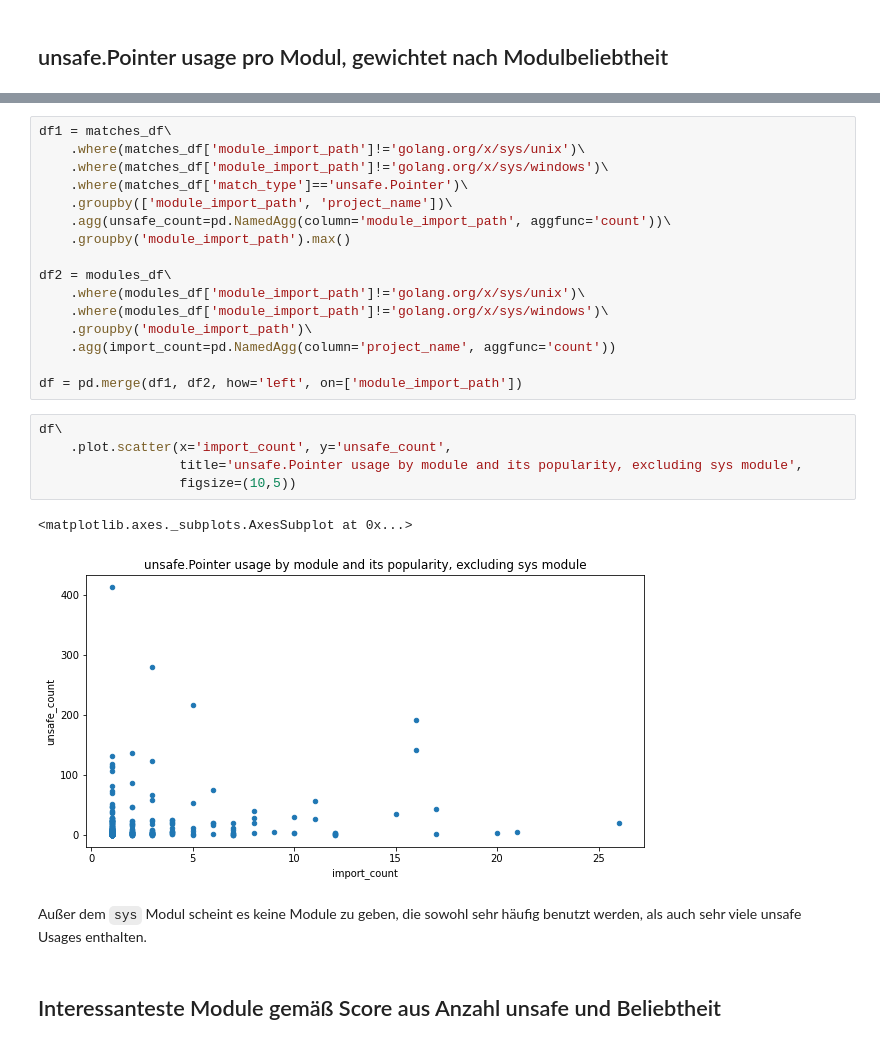
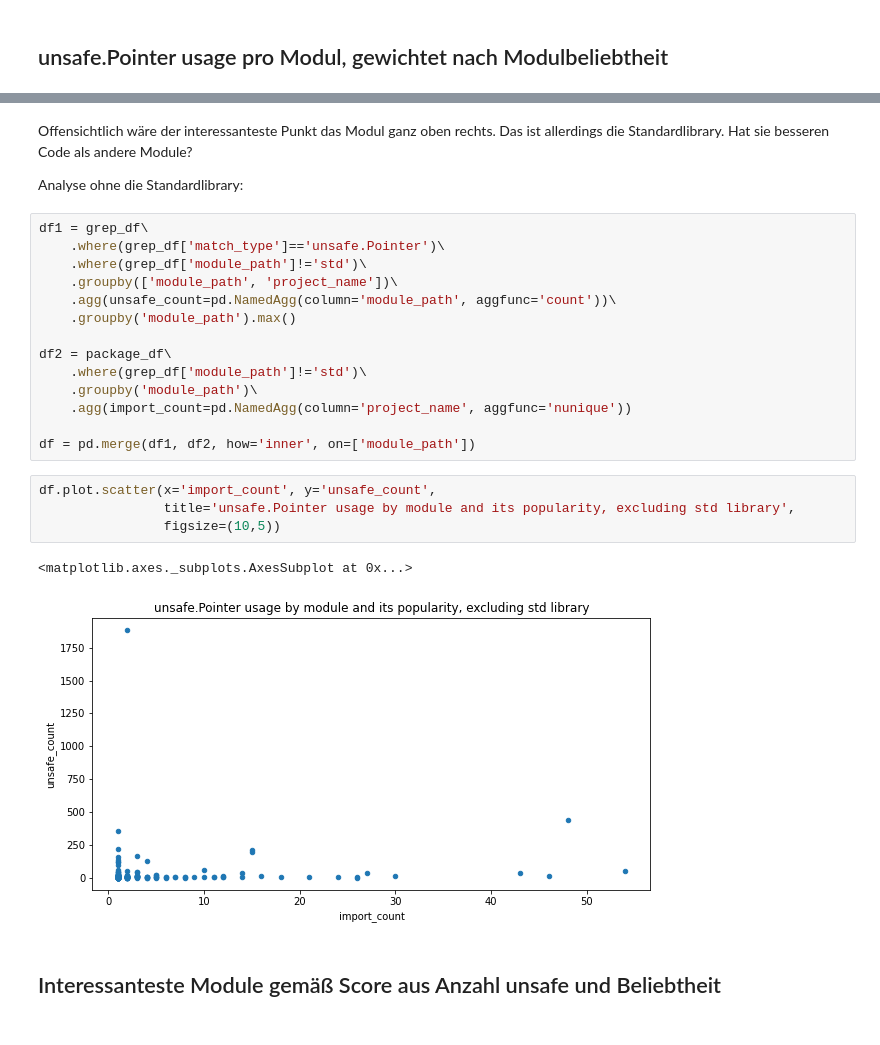
Before and after one commit to jlauinger/master-of-science, a Jupyter notebook: code/data-survey/analysis/data-exploration.ipynb, the cells around one changed output, grey strips where cells are left out. Saved outputs shown, nothing was run; the diff lists cells and outputs as text.

```diff
--- a/code/data-survey/analysis/data-exploration.ipynb
+++ b/code/data-survey/analysis/data-exploration.ipynb
@@ -933,29 +908,28 @@ unsafe_modules_weighted_popularity_df\
+# %% [markdown]
+Offensichtlich wäre der interessanteste Punkt das Modul ganz oben rechts. Das ist allerdings die Standardlibrary. Hat sie besseren Code als andere Module?
+
+Analyse ohne die Standardlibrary:
 # %%
-df1 = matches_df\
-    .where(matches_df['module_import_path']!='golang.org/x/sys/unix')\
-    .where(matches_df['module_import_path']!='golang.org/x/sys/windows')\
-    .where(matches_df['match_type']=='unsafe.Pointer')\
-    .groupby(['module_import_path', 'project_name'])\
-    .agg(unsafe_count=pd.NamedAgg(column='module_import_path', aggfunc='count'))\
-    .groupby('module_import_path').max()
+df1 = grep_df\
+    .where(grep_df['match_type']=='unsafe.Pointer')\
+    .where(grep_df['module_path']!='std')\
+    .groupby(['module_path', 'project_name'])\
+    .agg(unsafe_count=pd.NamedAgg(column='module_path', aggfunc='count'))\
+    .groupby('module_path').max()
 
-df2 = modules_df\
-    .where(modules_df['module_import_path']!='golang.org/x/sys/unix')\
-    .where(modules_df['module_import_path']!='golang.org/x/sys/windows')\
-    .groupby('module_import_path')\
-    .agg(import_count=pd.NamedAgg(column='project_name', aggfunc='count'))
+df2 = package_df\
+    .where(grep_df['module_path']!='std')\
+    .groupby('module_path')\
+    .agg(import_count=pd.NamedAgg(column='project_name', aggfunc='nunique'))
 
-df = pd.merge(df1, df2, how='left', on=['module_import_path'])
+df = pd.merge(df1, df2, how='inner', on=['module_path'])
 # %%
-df\
-    .plot.scatter(x='import_count', y='unsafe_count',
-                  title='unsafe.Pointer usage by module and its popularity, excluding sys module',
-                  figsize=(10,5))
+df.plot.scatter(x='import_count', y='unsafe_count',
+                title='unsafe.Pointer usage by module and its popularity, excluding std library',
+                figsize=(10,5))
 # %% [output]
 <matplotlib.axes._subplots.AxesSubplot at 0x...>
-[figure, old version]
+[figure, new version]
-# %% [markdown]
-Außer dem `sys` Modul scheint es keine Module zu geben, die sowohl sehr häufig benutzt werden, als auch sehr viele unsafe Usages enthalten.
 # %% [markdown]
 ## Interessanteste Module gemäß Score aus Anzahl unsafe und Beliebtheit
 # %%
```
Also changed, not shown: parts of 7 cells of this notebook.
